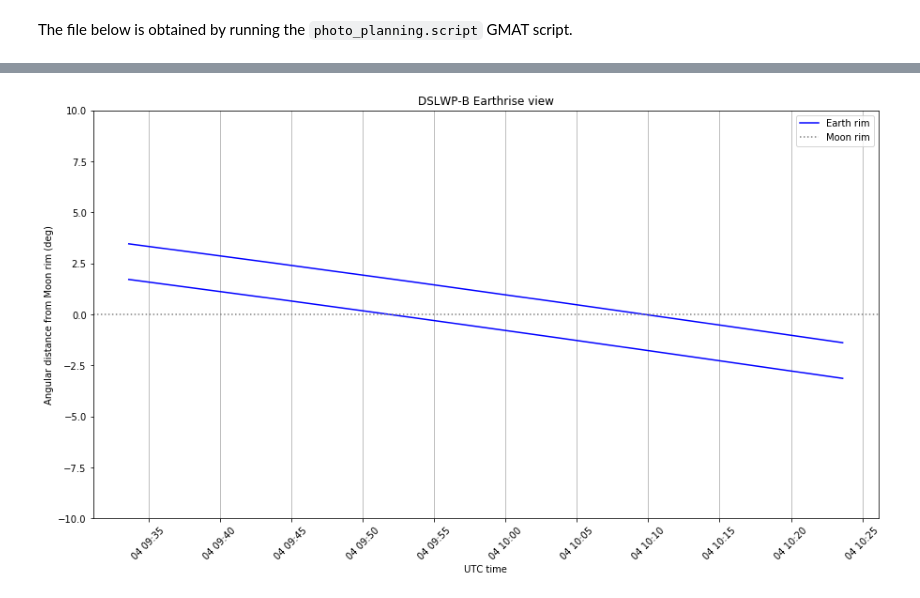
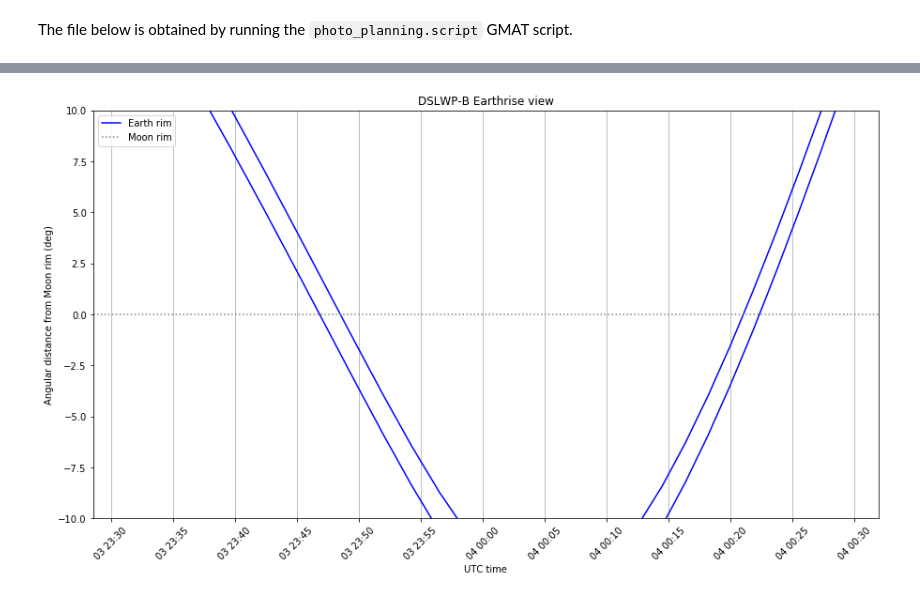
Before and after one commit to daniestevez/jupyter_notebooks, a Jupyter notebook: dslwp/DSLWP-B camera view.ipynb, the cells around one changed output, grey strips where cells are left out. Cells and saved outputs as stored; diff of their text form; code cells hidden in the pictures.

```diff
--- a/dslwp/DSLWP-B camera view.ipynb
+++ b/dslwp/DSLWP-B camera view.ipynb
@@ -44,8 +44,9 @@ moon_angular_radius = angular_radius(data[:,4:7], moon_radius)
 camera_fov_long = 18.5
 camera_fov_short = 14
 # %%
-photo_times = Time(['2019-02-03 14:30', '2019-02-04 8:20'])
-photo_times_end = photo_times + TimeDelta(2*3600, format='sec')
+photo_times = Time('2019-06-03 03:05') + TimeDelta(600 * np.arange(9), format='sec')
+obs_times = Time(['2019-06-03 03:05'])
+obs_times_end = obs_times + TimeDelta(2*3600, format='sec')
 #calibration_time = Time('2018-10-6 13:55')
 #calibration_time = Time('2018-11-8 9:40')
 # %%
@@ -59,12 +60,12 @@ plt.plot(t.datetime, moon_angle+moon_angular_radius, color = 'grey')
 plt.axhline(y=camera_fov_short, linestyle=':', color = 'red')
 plt.axhline(y=np.sqrt(camera_fov_short**2 + camera_fov_long**2), linestyle=':', color = 'red', label='Camera FOV (max and min)')
 plt.ylim([0,45])
-for j,obs in enumerate(photo_times.datetime):
+for j,obs in enumerate(obs_times.datetime):
     if j == 0:
         plt.axvline(x=obs, color = 'green', label='Observation times (start)', linestyle = '--')
     else:
         plt.axvline(x=obs, color = 'green', linestyle = '--')
-for j,obs in enumerate(photo_times_end.datetime):
+for j,obs in enumerate(obs_times_end.datetime):
     if j == 0:
         plt.axvline(x=obs, color = 'green', label='Observation times (end)', linestyle = ':')
     else:
@@ -104,14 +105,14 @@ def plot_earthrise(start = None, end = None, both_edges = False, plot_obstimes =
     if plot_obstimes:
         for j,obs in enumerate(photo_times.datetime):
             if j == 0:
-                plt.axvline(x=obs, color = 'green', label='Observation times (start)', linestyle = '--')
+                plt.axvline(x=obs, color = 'green', label='Photo times (start)', linestyle = '--')
             else:
                 plt.axvline(x=obs, color = 'green', linestyle = '--')
-        for j,obs in enumerate(photo_times_end.datetime):
-            if j == 0:
-                plt.axvline(x=obs, color = 'green', label='Observation times (end)', linestyle = ':')
-            else:
-                plt.axvline(x=obs, color = 'green', linestyle = ':')
+        #for j,obs in enumerate(photo_times_end.datetime):
+        #    if j == 0:
+        #        plt.axvline(x=obs, color = 'green', label='Observation times (end)', linestyle = ':')
+        #    else:
+        #        plt.axvline(x=obs, color = 'green', linestyle = ':')
     plt.grid(axis='x')
     plt.ylabel('Angular distance from Moon rim (deg)')
     plt.xlabel('UTC time')
@@ -123,4 +128,4 @@ plot_earthrise(plot_obstimes = True)
 # %%
-plot_earthrise(start = '2019-02-04 09:30', end = '2019-02-04 10:30', both_edges = True)
+plot_earthrise(start = '2019-06-03 23:30', end = '2019-06-04 00:30', both_edges = True)
 # %% [output]
-[figure, old version]
+[figure, new version]
```
Also changed, not shown: parts of 5 cells of this notebook, 4 other files.
